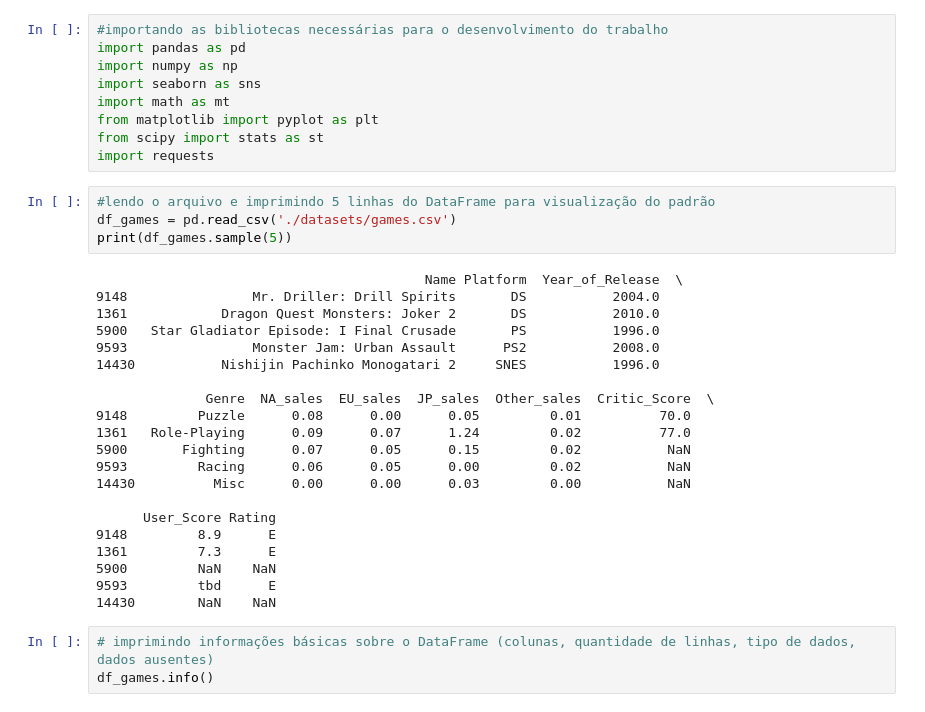
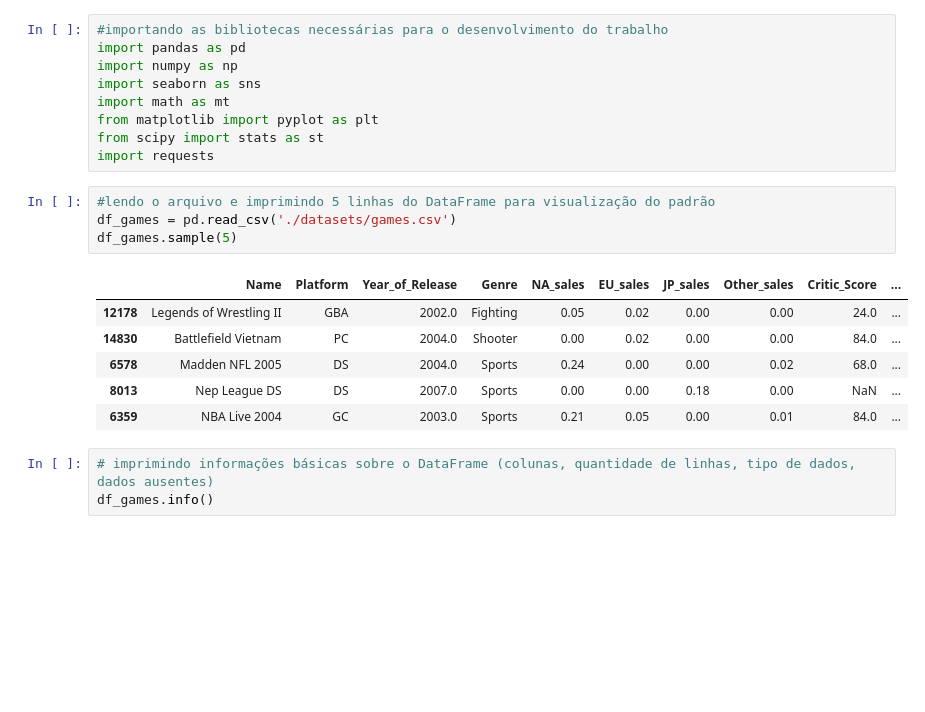
Before and after one commit to Rosental14/Ice_store, a Jupyter notebook: projeto_ice_store.ipynb, the cells around one changed output. Saved outputs shown, nothing was run; the diff lists cells and outputs as text; blank space fills up the shorter version.

```diff
--- a/projeto_ice_store.ipynb
+++ b/projeto_ice_store.ipynb
@@ -18,28 +18,14 @@ import requests
 # %%
 #lendo o arquivo e imprimindo 5 linhas do DataFrame para visualização do padrão
 df_games = pd.read_csv('./datasets/games.csv')
-print(df_games.sample(5))
+df_games.sample(5)
 # %% [output]
-                                          Name Platform  Year_of_Release  \
-9148                Mr. Driller: Drill Spirits       DS           2004.0
-1361            Dragon Quest Monsters: Joker 2       DS           2010.0
-5900   Star Gladiator Episode: I Final Crusade       PS           1996.0
-9593                Monster Jam: Urban Assault      PS2           2008.0
-14430           Nishijin Pachinko Monogatari 2     SNES           1996.0
-
-              Genre  NA_sales  EU_sales  JP_sales  Other_sales  Critic_Score  \
-9148         Puzzle      0.08      0.00      0.05         0.01          70.0
-1361   Role-Playing      0.09      0.07      1.24         0.02          77.0
-5900       Fighting      0.07      0.05      0.15         0.02           NaN
-9593         Racing      0.06      0.05      0.00         0.02           NaN
-14430          Misc      0.00      0.00      0.03         0.00           NaN
-
-      User_Score Rating
-9148         8.9      E
-1361         7.3      E
-5900         NaN    NaN
-9593         tbd      E
-14430        NaN    NaN
+|  | Name | Platform | Year_of_Release | Genre | NA_sales | EU_sales | JP_sales | Other_sales | Critic_Score | ... |
+| 12178 | Legends of Wrestling II | GBA | 2002.0 | Fighting | 0.05 | 0.02 | 0.00 | 0.00 | 24.0 | ... |
+| 14830 | Battlefield Vietnam | PC | 2004.0 | Shooter | 0.00 | 0.02 | 0.00 | 0.00 | 84.0 | ... |
+| 6578 | Madden NFL 2005 | DS | 2004.0 | Sports | 0.24 | 0.00 | 0.00 | 0.02 | 68.0 | ... |
+| 8013 | Nep League DS | DS | 2007.0 | Sports | 0.00 | 0.00 | 0.18 | 0.00 | NaN | ... |
+| 6359 | NBA Live 2004 | GC | 2003.0 | Sports | 0.21 | 0.05 | 0.00 | 0.01 | 84.0 | ... |
 # %%
 # imprimindo informações básicas sobre o DataFrame (colunas, quantidade de linhas, tipo de dados, dados ausentes)
 df_games.info()
```
Also changed, not shown: parts of 21 cells of this notebook, 1 other file.
